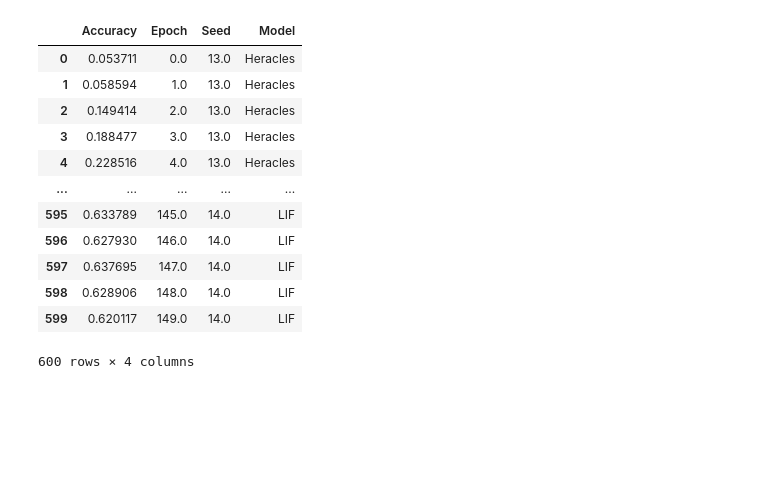
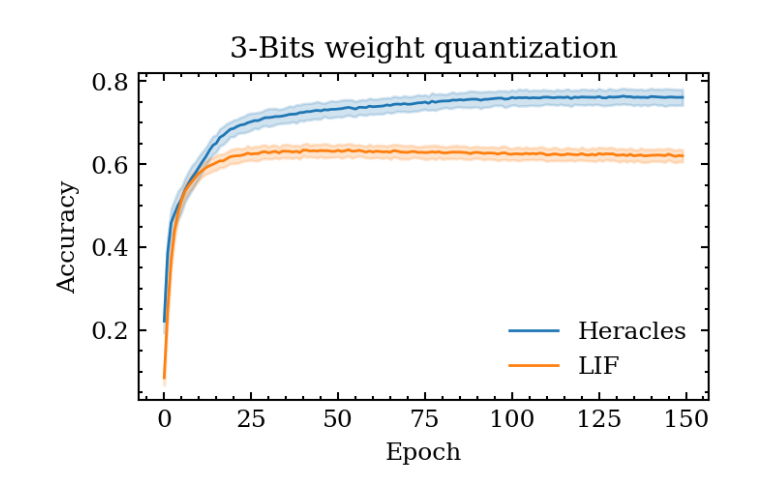
Before and after one commit to ncas-tum/ELEANOR, a Jupyter notebook: scripts/benchmark/optuna/plotanalysis.ipynb, the cells around one changed output. Drawn from its saved outputs; the diff is of its cells as text; code cells hidden in the pictures; blank space fills up the shorter version.

```diff
--- a/scripts/benchmark/optuna/plotanalysis.ipynb
+++ b/scripts/benchmark/optuna/plotanalysis.ipynb
@@ -25,10 +25,10 @@ import pandas as pd
 model_name = ["Heracles", "LIF"]
 quantization = "3"
 
-df = pd.DataFrame({'Accuracy': [], 'Epoch': [], 'Seed': [], 'Model': []})
+df = pd.DataFrame()
 
 for model in model_name:
-    logdir = f'results/{quantization}bit_{model}'
+    logdir = f"results/{quantization}bit_{model}"
     for filename in os.listdir(logdir):
         f = os.path.join(logdir, filename)
         # checking if it is a file
@@ -37,34 +37,35 @@ for model in model_name:
             accuracy = jnp.load(f)
             nepochs = len(accuracy)
             epochs = jnp.arange(nepochs)
-            seeds = [seed]*nepochs
-            models = [model]*nepochs
-            df = pd.concat([df, pd.DataFrame({'Accuracy': accuracy, 'Epoch': epochs, 'Seed': seeds, 'Model': models})], ignore_index=True)
-df
+            seeds = [seed] * nepochs
+            models = [model] * nepochs
+            df = pd.concat(
+                [
+                    df,
+                    pd.DataFrame(
+                        {
+                            "Accuracy": accuracy,
+                            "Epoch": epochs,
+                            "Seed": seeds,
+                            "Model": models,
+                        }
+                    ),
+                ],
+                ignore_index=True,
+            )
-# %% [output]
-|  | Accuracy | Epoch | Seed | Model |
-| 0 | 0.053711 | 0.0 | 13.0 | Heracles |
-| 1 | 0.058594 | 1.0 | 13.0 | Heracles |
-| 2 | 0.149414 | 2.0 | 13.0 | Heracles |
-| 3 | 0.188477 | 3.0 | 13.0 | Heracles |
-| 4 | 0.228516 | 4.0 | 13.0 | Heracles |
-| ... | ... | ... | ... | ... |
-| 595 | 0.633789 | 145.0 | 14.0 | LIF |
-| 596 | 0.627930 | 146.0 | 14.0 | LIF |
-| 597 | 0.637695 | 147.0 | 14.0 | LIF |
-| 598 | 0.628906 | 148.0 | 14.0 | LIF |
-| 599 | 0.620117 | 149.0 | 14.0 | LIF |
-600 rows × 4 columns
 # %%
 import matplotlib as mpl
 import matplotlib.pyplot as plt
 import seaborn as sns
 
-with mpl.style.context('boilerplot.ieeetran'):
+with mpl.style.context("boilerplot.ieeetran"):
     fig, axs = plt.subplots(figsize=[3.45, 2.3], dpi=200, constrained_layout=True)
-    sns.lineplot(df, x='Epoch', y='Accuracy', hue='Model', ax=axs)
-    plt.title('3-Bits weight quantization')
+    sns.lineplot(df, x="Epoch", y="Accuracy", hue="Model", errorbar="sd", ax=axs)
+    plt.title("3-Bits weight quantization")
     plt.xlabel("Epoch")
     plt.ylabel("Accuracy")
     plt.legend()
-    plt.savefig('results/HeraclesLIF.svg')
+    plt.show()
+    # plt.savefig('results/HeraclesLIF.svg')
+# %% [output]
+[figure, added]
```
Also changed, not shown: parts of 2 cells of this notebook, 1 other file.
